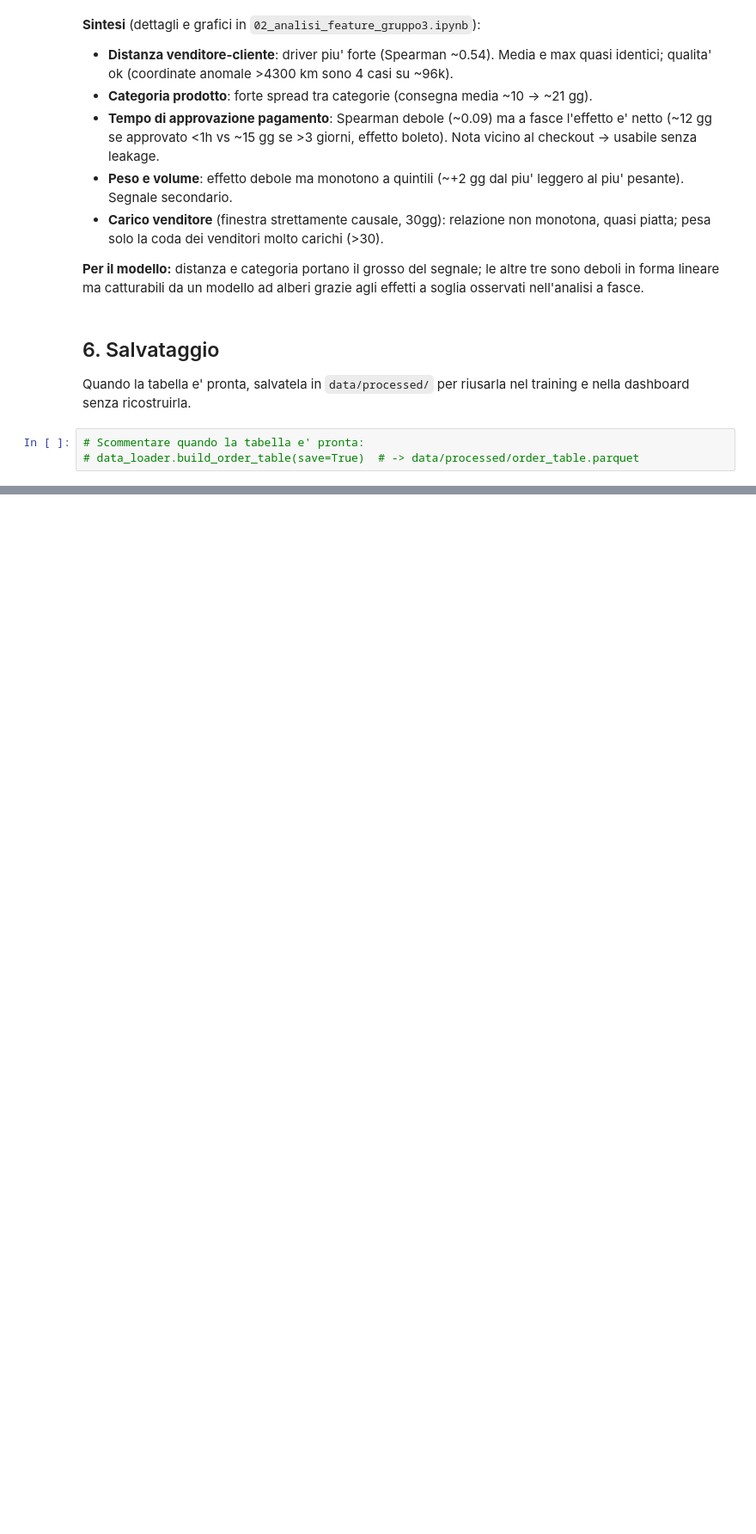
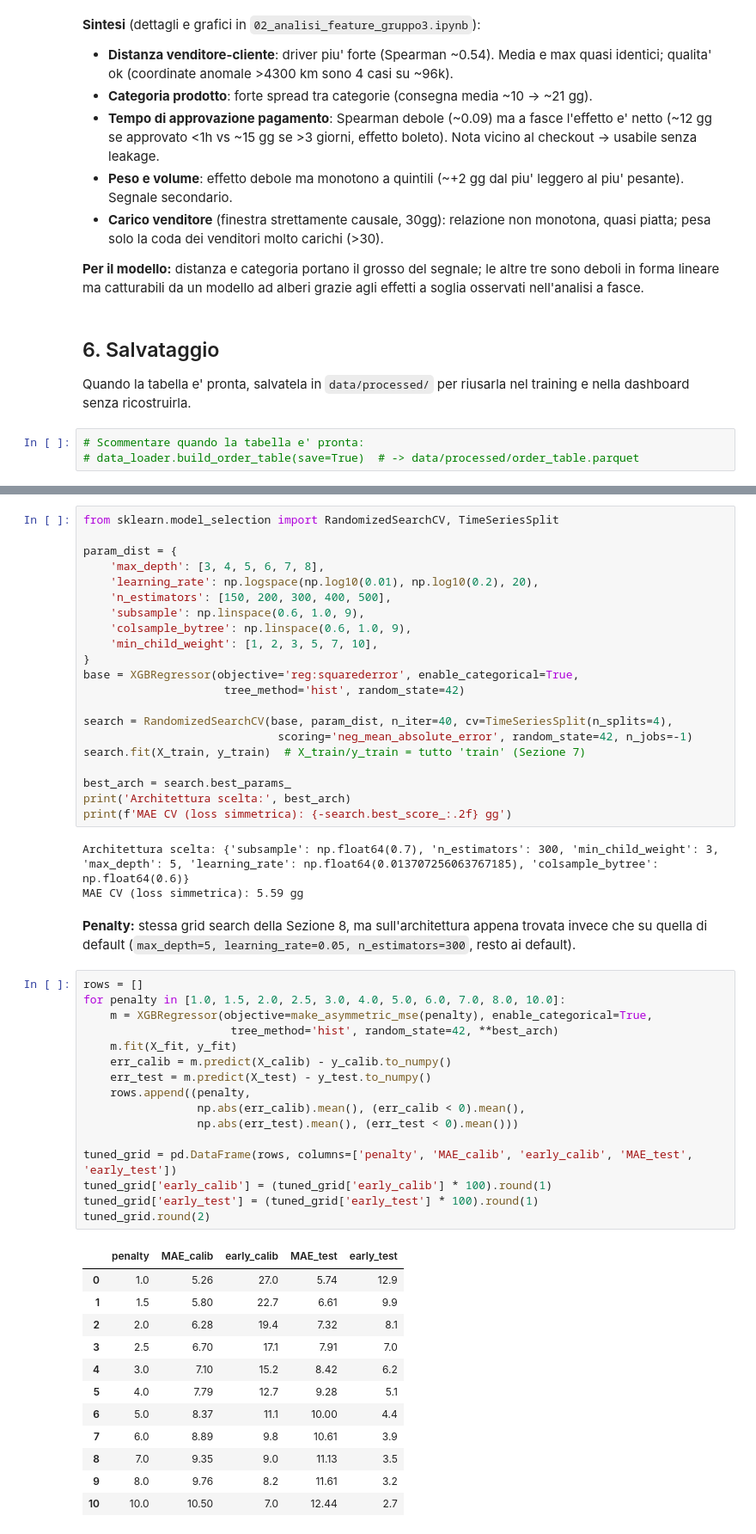
Before and after one commit to marco-pedretti/devnut-workshop-mia, a Jupyter notebook: notebooks/01_eda.ipynb, the cells around one changed output, grey strips where cells are left out. Shown: that part at 86% size. Cells and saved outputs as stored; diff of their text form; blank space fills up the shorter version.

```diff
--- a/notebooks/01_eda.ipynb
+++ b/notebooks/01_eda.ipynb
@@ -244,0 +524,55 @@ Quando la tabella e' pronta, salvatela in `data/processed/` per riusarla nel tra
+# %%
+from sklearn.model_selection import RandomizedSearchCV, TimeSeriesSplit
+
+param_dist = {
+    'max_depth': [3, 4, 5, 6, 7, 8],
+    'learning_rate': np.logspace(np.log10(0.01), np.log10(0.2), 20),
+    'n_estimators': [150, 200, 300, 400, 500],
+    'subsample': np.linspace(0.6, 1.0, 9),
+    'colsample_bytree': np.linspace(0.6, 1.0, 9),
+    'min_child_weight': [1, 2, 3, 5, 7, 10],
+}
+base = XGBRegressor(objective='reg:squarederror', enable_categorical=True,
+                     tree_method='hist', random_state=42)
+
+search = RandomizedSearchCV(base, param_dist, n_iter=40, cv=TimeSeriesSplit(n_splits=4),
+                             scoring='neg_mean_absolute_error', random_state=42, n_jobs=-1)
+search.fit(X_train, y_train)  # X_train/y_train = tutto 'train' (Sezione 7)
+
+best_arch = search.best_params_
+print('Architettura scelta:', best_arch)
+print(f'MAE CV (loss simmetrica): {-search.best_score_:.2f} gg')
+# %% [output]
+Architettura scelta: {'subsample': np.float64(0.7), 'n_estimators': 300, 'min_child_weight': 3, 'max_depth': 5, 'learning_rate': np.float64(0.013707256063767185), 'colsample_bytree': np.float64(0.6)}
+MAE CV (loss simmetrica): 5.59 gg
+# %% [markdown]
+**Penalty:** stessa grid search della Sezione 8, ma sull'architettura appena trovata invece che su quella di default (`max_depth=5, learning_rate=0.05, n_estimators=300`, resto ai default).
+# %%
+rows = []
+for penalty in [1.0, 1.5, 2.0, 2.5, 3.0, 4.0, 5.0, 6.0, 7.0, 8.0, 10.0]:
+    m = XGBRegressor(objective=make_asymmetric_mse(penalty), enable_categorical=True,
+                      tree_method='hist', random_state=42, **best_arch)
+    m.fit(X_fit, y_fit)
+    err_calib = m.predict(X_calib) - y_calib.to_numpy()
+    err_test = m.predict(X_test) - y_test.to_numpy()
+    rows.append((penalty,
+                 np.abs(err_calib).mean(), (err_calib < 0).mean(),
+                 np.abs(err_test).mean(), (err_test < 0).mean()))
+
+tuned_grid = pd.DataFrame(rows, columns=['penalty', 'MAE_calib', 'early_calib', 'MAE_test', 'early_test'])
+tuned_grid['early_calib'] = (tuned_grid['early_calib'] * 100).round(1)
+tuned_grid['early_test'] = (tuned_grid['early_test'] * 100).round(1)
+tuned_grid.round(2)
+# %% [output]
+|  | penalty | MAE_calib | early_calib | MAE_test | early_test |
+| 0 | 1.0 | 5.26 | 27.0 | 5.74 | 12.9 |
+| 1 | 1.5 | 5.80 | 22.7 | 6.61 | 9.9 |
+| 2 | 2.0 | 6.28 | 19.4 | 7.32 | 8.1 |
+| 3 | 2.5 | 6.70 | 17.1 | 7.91 | 7.0 |
+| 4 | 3.0 | 7.10 | 15.2 | 8.42 | 6.2 |
+| 5 | 4.0 | 7.79 | 12.7 | 9.28 | 5.1 |
+| 6 | 5.0 | 8.37 | 11.1 | 10.00 | 4.4 |
+| 7 | 6.0 | 8.89 | 9.8 | 10.61 | 3.9 |
+| 8 | 7.0 | 9.35 | 9.0 | 11.13 | 3.5 |
+| 9 | 8.0 | 9.76 | 8.2 | 11.61 | 3.2 |
+| 10 | 10.0 | 10.50 | 7.0 | 12.44 | 2.7 |
```
Also changed, not shown: parts of 15 cells of this notebook.
